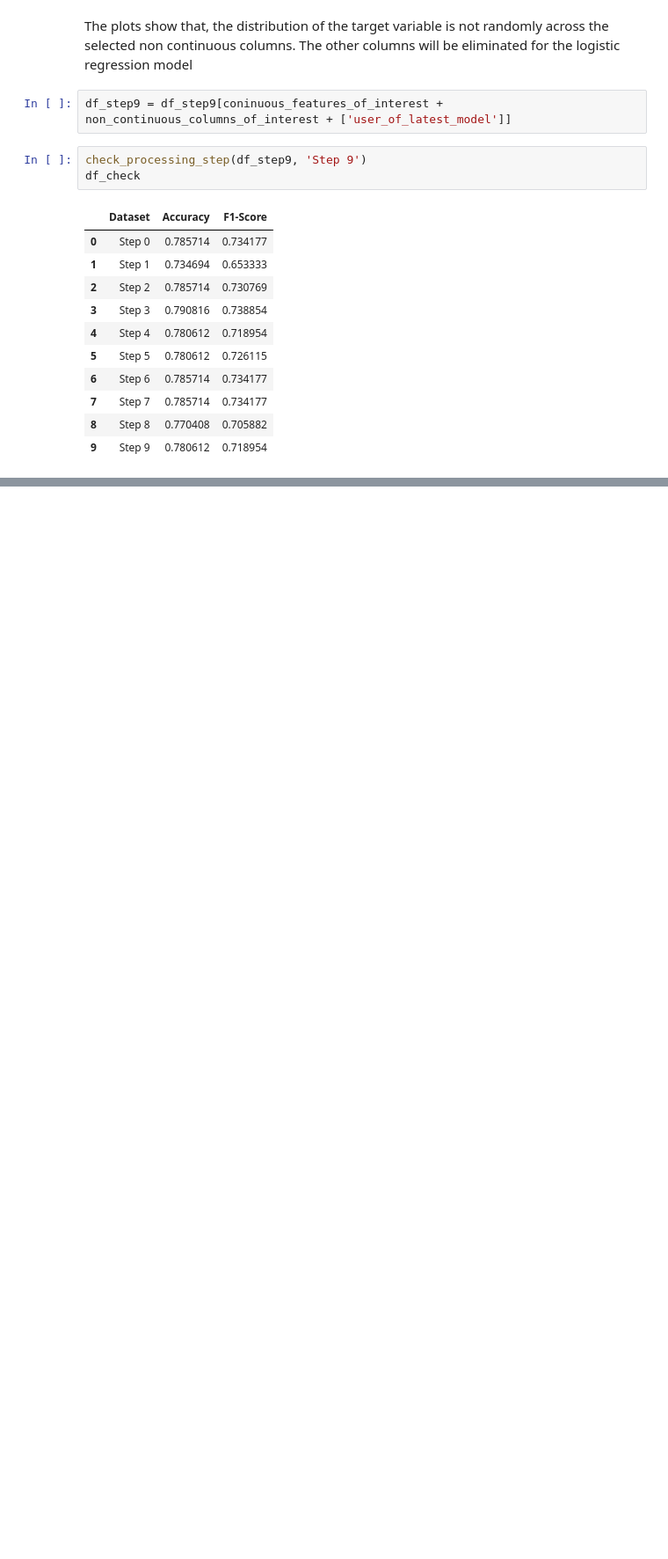
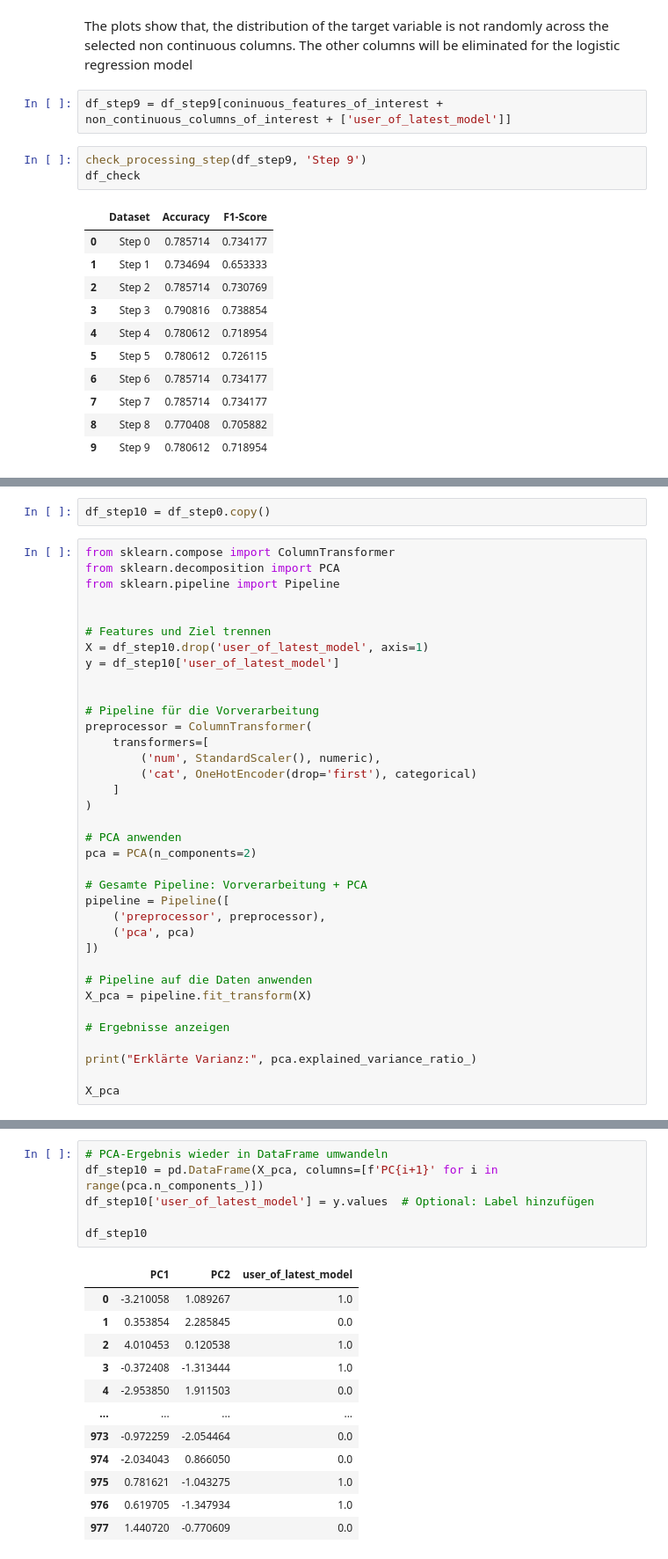
Before and after one commit to john2408/project_intro_ai, a Jupyter notebook: notebooks/Samuel/Task 2 Preprocessing.ipynb, the cells around one changed output, grey strips where cells are left out. Shown at 88% size. Saved outputs shown, nothing was run; the diff lists cells and outputs as text; blank space fills up the shorter version.

```diff
--- a/notebooks/Samuel/Task 2 Preprocessing.ipynb
+++ b/notebooks/Samuel/Task 2 Preprocessing.ipynb
@@ -774,0 +762,38 @@ df_check
+# %%
+df_step10 = df_step0.copy()
+# %%
+from sklearn.compose import ColumnTransformer
+from sklearn.decomposition import PCA
+from sklearn.pipeline import Pipeline
+
+
+# Features und Ziel trennen
+X = df_step10.drop('user_of_latest_model', axis=1)
+y = df_step10['user_of_latest_model']
+
+
+# Pipeline für die Vorverarbeitung
+preprocessor = ColumnTransformer(
+    transformers=[
+        ('num', StandardScaler(), numeric),
+        ('cat', OneHotEncoder(drop='first'), categorical)
+    ]
+)
+
+# PCA anwenden
+pca = PCA(n_components=2)
+
+# Gesamte Pipeline: Vorverarbeitung + PCA
+pipeline = Pipeline([
+    ('preprocessor', preprocessor),
+    ('pca', pca)
+])
+
+# Pipeline auf die Daten anwenden
+X_pca = pipeline.fit_transform(X)
+
+# Ergebnisse anzeigen
+
+print("Erklärte Varianz:", pca.explained_variance_ratio_)
+
+X_pca
@@ -774,0 +809,19 @@ df_check
+# %%
+# PCA-Ergebnis wieder in DataFrame umwandeln
+df_step10 = pd.DataFrame(X_pca, columns=[f'PC{i+1}' for i in range(pca.n_components_)])
+df_step10['user_of_latest_model'] = y.values  # Optional: Label hinzufügen
+
+df_step10
+# %% [output]
+|  | PC1 | PC2 | user_of_latest_model |
+| 0 | -3.210058 | 1.089267 | 1.0 |
+| 1 | 0.353854 | 2.285845 | 0.0 |
+| 2 | 4.010453 | 0.120538 | 1.0 |
+| 3 | -0.372408 | -1.313444 | 1.0 |
+| 4 | -2.953850 | 1.911503 | 0.0 |
+| ... | ... | ... | ... |
+| 973 | -0.972259 | -2.054464 | 0.0 |
+| 974 | -2.034043 | 0.866050 | 0.0 |
+| 975 | 0.781621 | -1.043275 | 1.0 |
+| 976 | 0.619705 | -1.347934 | 1.0 |
+| 977 | 1.440720 | -0.770609 | 0.0 |
```
Also changed, not shown: parts of 12 cells of this notebook.
